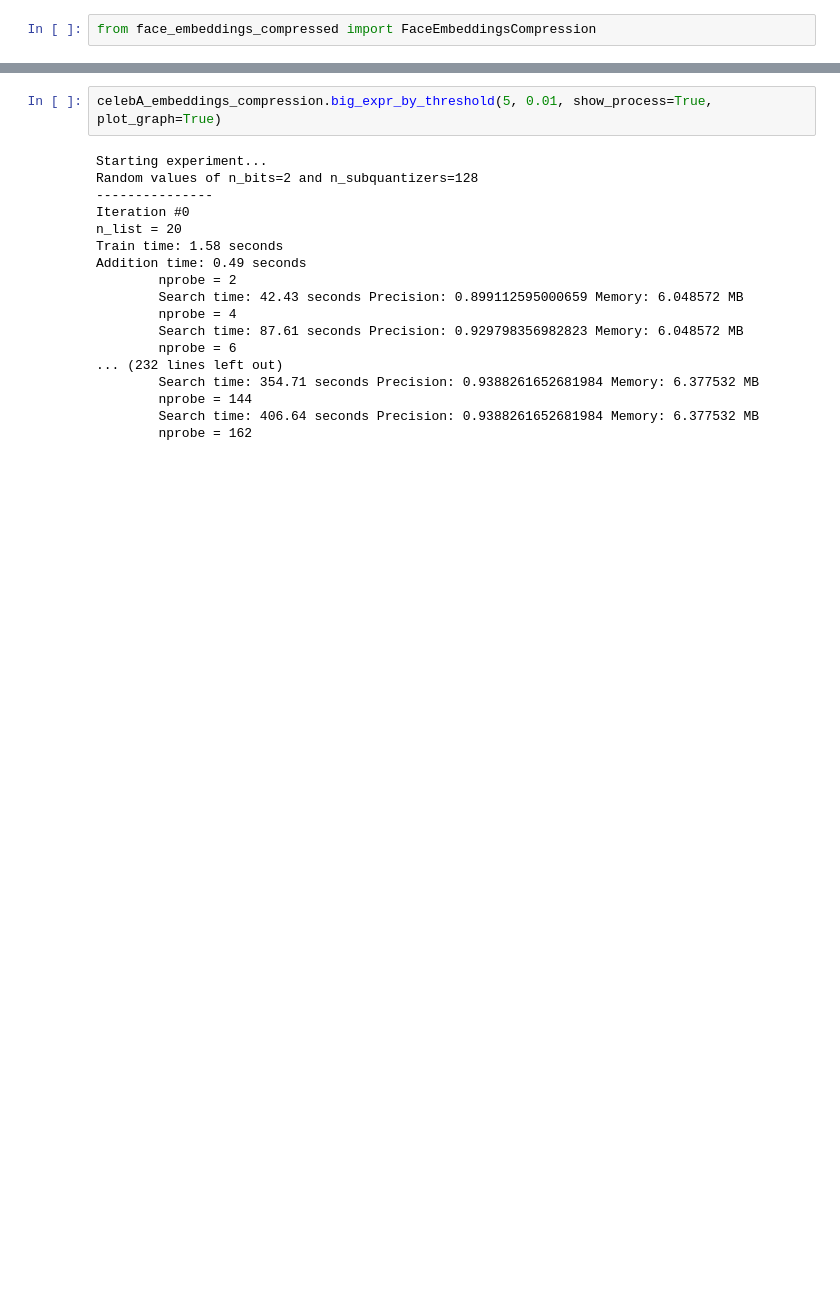
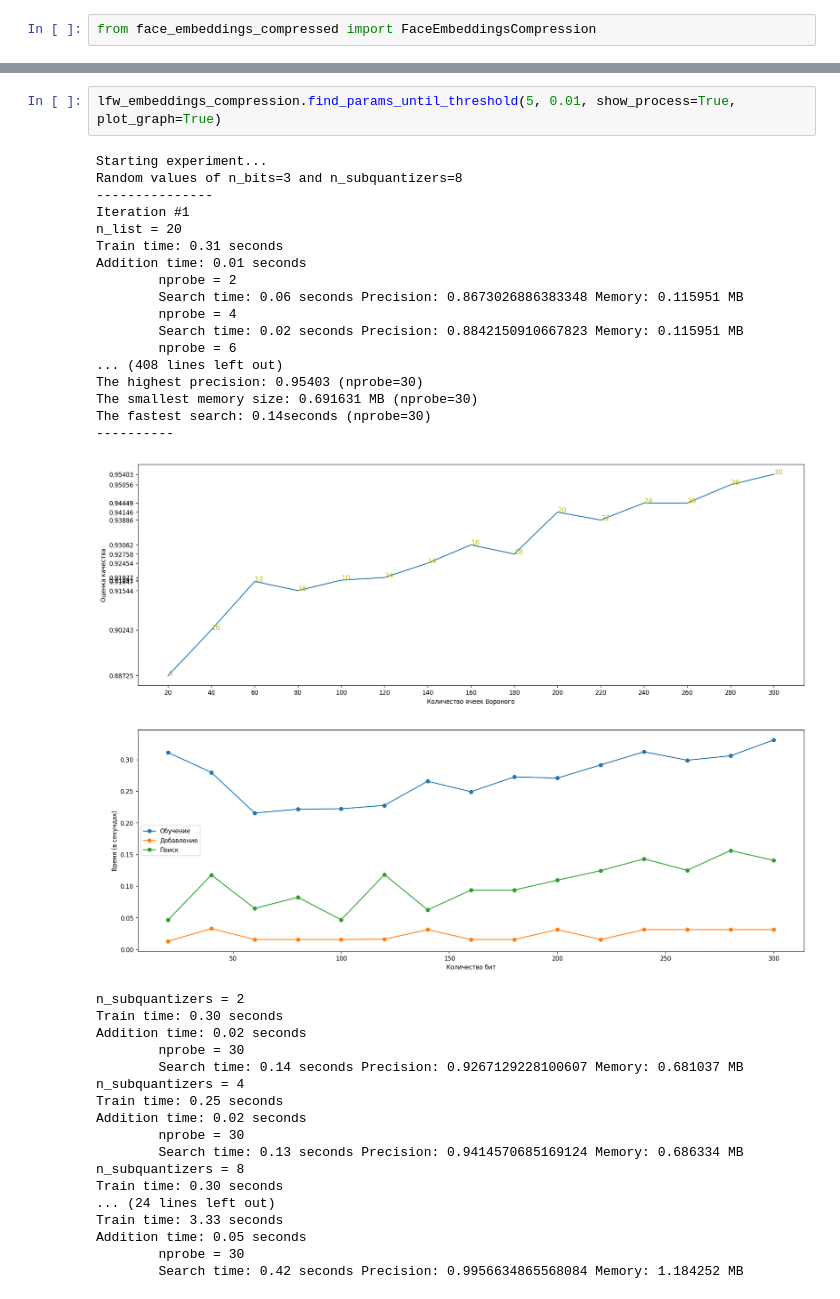
Before and after one commit to SamandarYokubov/face_embeddings_compression, a Jupyter notebook: template_comperssion_experiment.ipynb, the cells around one changed output, grey strips where cells are left out. Cells and saved outputs as stored; diff of their text form; blank space fills up the shorter version.

```diff
--- a/template_comperssion_experiment.ipynb
+++ b/template_comperssion_experiment.ipynb
@@ -11,20 +123,38 @@ celebA_embeddings_compression.load_embeddings()
 # %%
-celebA_embeddings_compression.big_expr_by_threshold(5, 0.01, show_process=True, plot_graph=True)
+lfw_embeddings_compression.find_params_until_threshold(5, 0.01, show_process=True, plot_graph=True)
 # %% [output]
 Starting experiment...
-Random values of n_bits=2 and n_subquantizers=128
+Random values of n_bits=3 and n_subquantizers=8
 ---------------
-Iteration #0
+Iteration #1
 n_list = 20
-Train time: 1.58 seconds
-Addition time: 0.49 seconds
+Train time: 0.31 seconds
+Addition time: 0.01 seconds
         nprobe = 2
-        Search time: 42.43 seconds Precision: 0.899112595000659 Memory: 6.048572 MB
+        Search time: 0.06 seconds Precision: 0.8673026886383348 Memory: 0.115951 MB
         nprobe = 4
-        Search time: 87.61 seconds Precision: 0.929798356982823 Memory: 6.048572 MB
+        Search time: 0.02 seconds Precision: 0.8842150910667823 Memory: 0.115951 MB
         nprobe = 6
-... (232 lines left out)
-        Search time: 354.71 seconds Precision: 0.9388261652681984 Memory: 6.377532 MB
-        nprobe = 144
-        Search time: 406.64 seconds Precision: 0.9388261652681984 Memory: 6.377532 MB
-        nprobe = 162
+... (408 lines left out)
+The highest precision: 0.95403 (nprobe=30)
+The smallest memory size: 0.691631 MB (nprobe=30)
+The fastest search: 0.14seconds (nprobe=30)
+----------
+[figure, added]
+n_subquantizers = 2
+Train time: 0.30 seconds
+Addition time: 0.02 seconds
+        nprobe = 30
+        Search time: 0.14 seconds Precision: 0.9267129228100607 Memory: 0.681037 MB
+n_subquantizers = 4
+Train time: 0.25 seconds
+Addition time: 0.02 seconds
+        nprobe = 30
+        Search time: 0.13 seconds Precision: 0.9414570685169124 Memory: 0.686334 MB
+n_subquantizers = 8
+Train time: 0.30 seconds
+... (24 lines left out)
+Train time: 3.33 seconds
+Addition time: 0.05 seconds
+        nprobe = 30
+        Search time: 0.42 seconds Precision: 0.9956634865568084 Memory: 1.184252 MB
```
Also changed, not shown: parts of 29 cells of this notebook, 2 other files.
